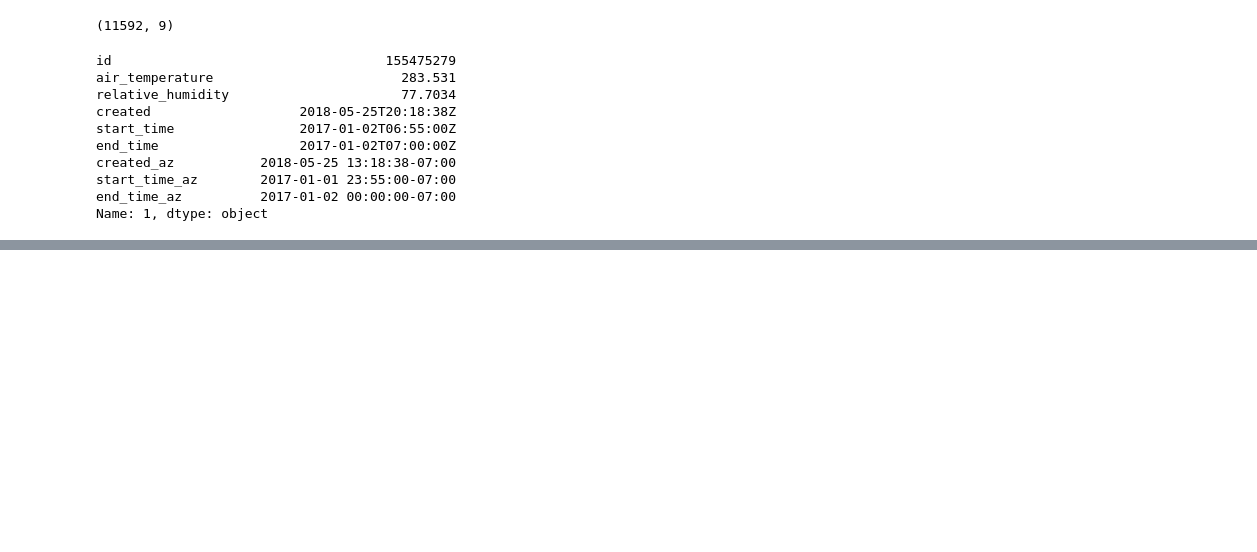
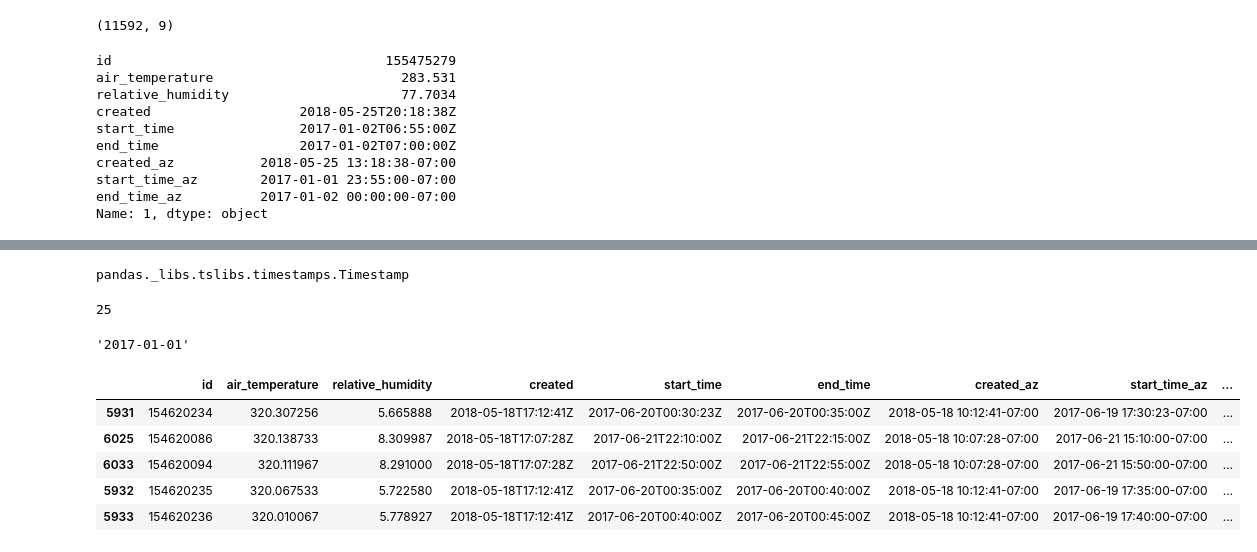
Before and after one commit to genophenoenvo/terraref-datasets, a Jupyter notebook: notebooks/season_4_weather.ipynb, the cells around one changed output, grey strips where cells are left out. Cells and saved outputs as stored; diff of their text form; code cells hidden in the pictures; blank space fills up the shorter version.

```diff
--- a/notebooks/season_4_weather.ipynb
+++ b/notebooks/season_4_weather.ipynb
@@ -567,0 +573,24 @@ def change_dates_to_az_time(df, wrong_date_column):
+# %%
+type(test_date)
+# %% [output]
+pandas._libs.tslibs.timestamps.Timestamp
+# %%
+len(str(test_date))
+# %% [output]
+25
+# %%
+str(test_date)[:10]
+# %% [output]
+'2017-01-01'
+# %%
+# sorted df by temperature
+
+sorted_df = weather_2017.sort_values(by='air_temperature', ascending=False)
+sorted_df.head()
+# %% [output]
+|  | id | air_temperature | relative_humidity | created | start_time | end_time | created_az | start_time_az | ... |
+| 5931 | 154620234 | 320.307256 | 5.665888 | 2018-05-18T17:12:41Z | 2017-06-20T00:30:23Z | 2017-06-20T00:35:00Z | 2018-05-18 10:12:41-07:00 | 2017-06-19 17:30:23-07:00 | ... |
+| 6025 | 154620086 | 320.138733 | 8.309987 | 2018-05-18T17:07:28Z | 2017-06-21T22:10:00Z | 2017-06-21T22:15:00Z | 2018-05-18 10:07:28-07:00 | 2017-06-21 15:10:00-07:00 | ... |
+| 6033 | 154620094 | 320.111967 | 8.291000 | 2018-05-18T17:07:28Z | 2017-06-21T22:50:00Z | 2017-06-21T22:55:00Z | 2018-05-18 10:07:28-07:00 | 2017-06-21 15:50:00-07:00 | ... |
+| 5932 | 154620235 | 320.067533 | 5.722580 | 2018-05-18T17:12:41Z | 2017-06-20T00:35:00Z | 2017-06-20T00:40:00Z | 2018-05-18 10:12:41-07:00 | 2017-06-19 17:35:00-07:00 | ... |
+| 5933 | 154620236 | 320.010067 | 5.778927 | 2018-05-18T17:12:41Z | 2017-06-20T00:40:00Z | 2017-06-20T00:45:00Z | 2018-05-18 10:12:41-07:00 | 2017-06-19 17:40:00-07:00 | ... |
```
Also changed, not shown: parts of 14 cells of this notebook.
